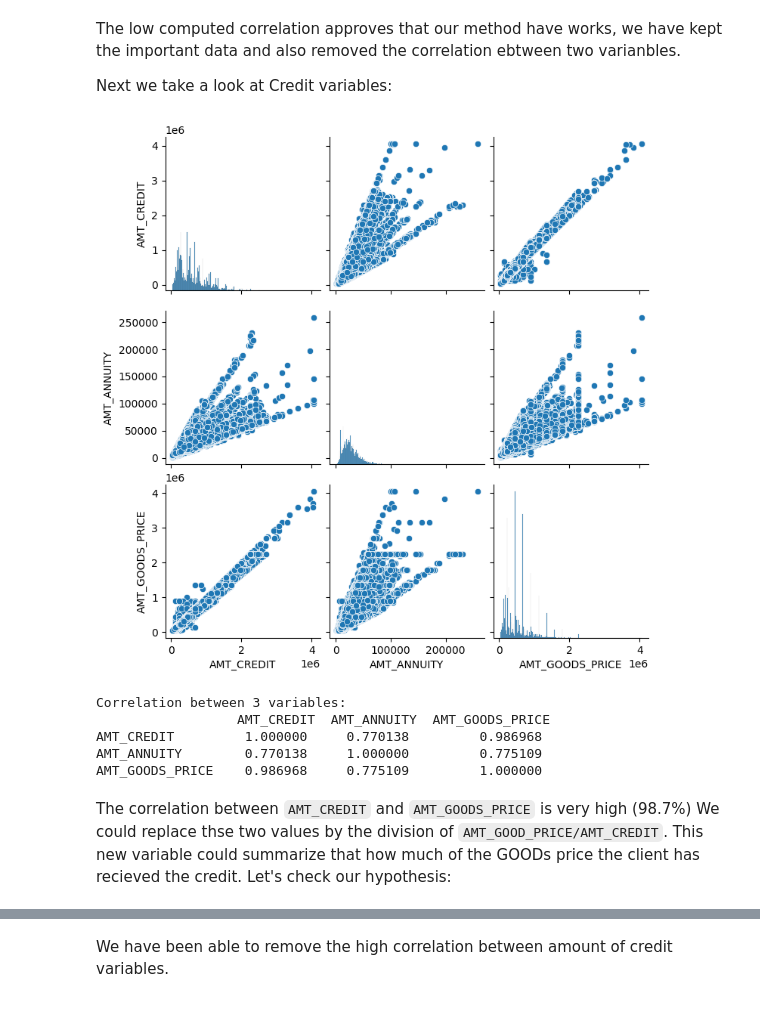
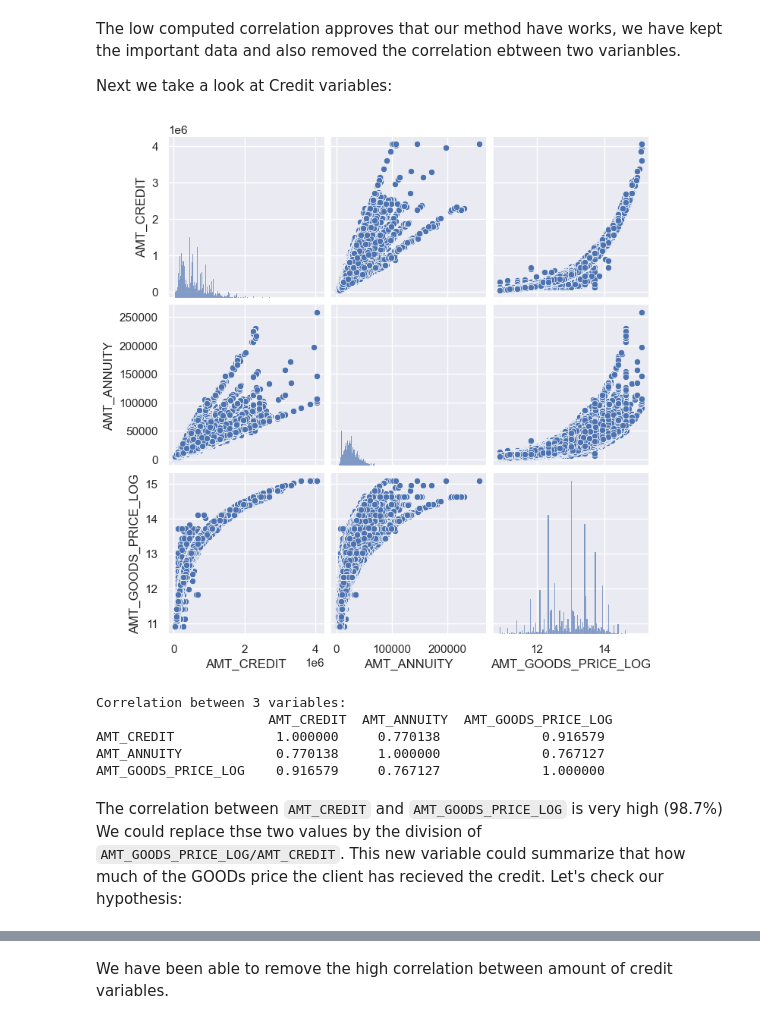
Before and after one commit to Shayan-B/MicroFinance-Project, a Jupyter notebook: Notebooks/Microfinance-Main.ipynb, the cells around one changed output, grey strips where cells are left out. Saved outputs shown, nothing was run; the diff lists cells and outputs as text; code cells hidden in the pictures.

```diff
--- a/Notebooks/Microfinance-Main.ipynb
+++ b/Notebooks/Microfinance-Main.ipynb
@@ -141,0 +215,12 @@ train_df = micro.ChangeType(train_df, "float64", "float32")
+# %%
+train_df, zscore_lower_thresh, zscore_upper_thresh = train_df.pipe(
+    micro.compute_transform_zscore, col_name="AMT_INCOME_TOTAL"
+)
+
+sns.histplot(
+    train_df["AMT_INCOME_TOTAL_LOG"],
+    kde=True,
+).set(title="AMT_INCOME_TOTAL_LOG after Using the Z_Score Transform and replace")
+
+fig.tight_layout()
+plt.show()
@@ -141,0 +262,6 @@ train_df = micro.ChangeType(train_df, "float64", "float32")
+# %%
+train_df, zscore_lower_thresh, zscore_upper_thresh = train_df.pipe(
+    micro.compute_transform_zscore, col_name="AMT_GOODS_PRICE"
+)
+
+micro.explore_var_vs_target(train_df, "AMT_GOODS_PRICE_LOG")
@@ -141,0 +336,5 @@ train_df = micro.ChangeType(train_df, "float64", "float32")
+# %%
+row_condition = train_df["DAYS_EMPLOYED"] > 0
+train_df.loc[row_condition, "DAYS_EMPLOYED"] = np.nan
+
+micro.plot_hist_var_target(train_df, "DAYS_EMPLOYED")
@@ -468,14 +723,16 @@ The low computed correlation approves that our method have works, we have kept t
 
 Next we take a look at Credit variables:
 # %%
-micro.compute_corr_hist_plot(train_df, ["AMT_CREDIT", "AMT_ANNUITY", "AMT_GOODS_PRICE"])
+micro.compute_corr_hist_plot(
+    train_df, ["AMT_CREDIT", "AMT_ANNUITY", "AMT_GOODS_PRICE_LOG"]
+)
 # %% [output]
-[figure, old version]
+[figure, new version]
 Correlation between 3 variables:
-                  AMT_CREDIT  AMT_ANNUITY  AMT_GOODS_PRICE
-AMT_CREDIT         1.000000     0.770138         0.986968
-AMT_ANNUITY        0.770138     1.000000         0.775109
-AMT_GOODS_PRICE    0.986968     0.775109         1.000000
+                      AMT_CREDIT  AMT_ANNUITY  AMT_GOODS_PRICE_LOG
+AMT_CREDIT             1.000000     0.770138             0.916579
+AMT_ANNUITY            0.770138     1.000000             0.767127
+AMT_GOODS_PRICE_LOG    0.916579     0.767127             1.000000
 # %% [markdown]
-The correlation between `AMT_CREDIT` and `AMT_GOODS_PRICE` is very high (98.7%) We could replace thse two values by the division of `AMT_GOOD_PRICE/AMT_CREDIT`. This new variable could summarize that how much of the GOODs price the client has recieved the credit. Let's check our hypothesis:
+The correlation between `AMT_CREDIT` and `AMT_GOODS_PRICE_LOG` is very high (98.7%) We could replace thse two values by the division of `AMT_GOODS_PRICE_LOG/AMT_CREDIT`. This new variable could summarize that how much of the GOODs price the client has recieved the credit. Let's check our hypothesis:
 # %%
```
Also changed, not shown: parts of 78 cells of this notebook, 1 other file.
